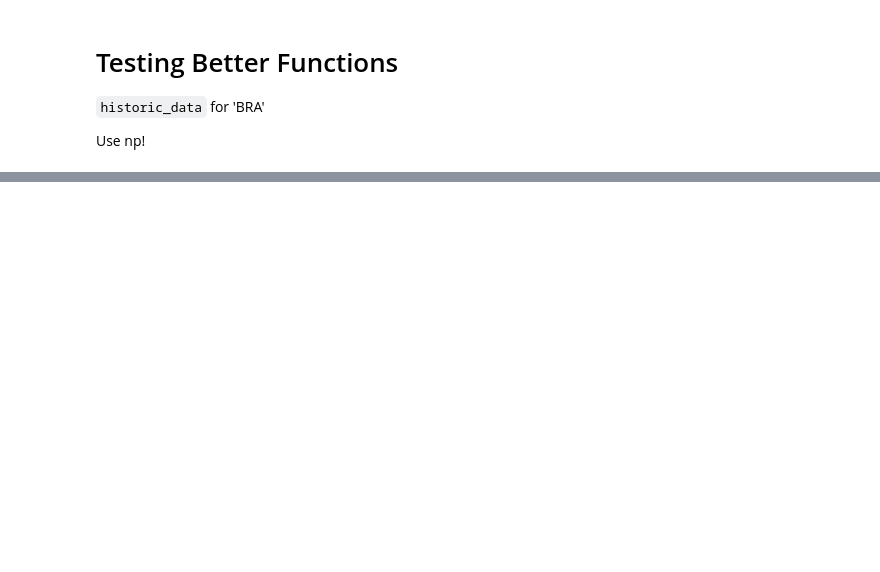
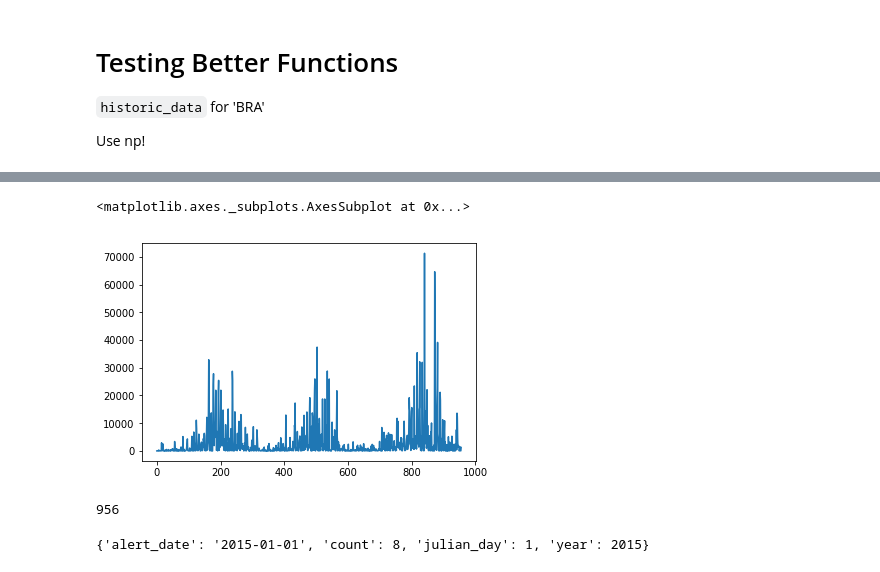
Before and after one commit to Vizzuality/gfw_nbks, a Jupyter notebook: Alerts_widgets_GLADS.ipynb, the cells around one changed output, grey strips where cells are left out. Saved outputs shown, nothing was run; the diff lists cells and outputs as text; code cells hidden in the pictures; blank space fills up the shorter version.

Commit message:
added outline for basic glads query

```diff
--- a/Alerts_widgets_GLADS.ipynb
+++ b/Alerts_widgets_GLADS.ipynb
@@ -936,0 +784,9 @@ r.json().get('data',None).get('id', None)
+# %%
+%%time
+iso = 'PER'
+adm1 = 1
+adm2 = 1
+url = f'https://production-api.globalforestwatch.org/glad-alerts/admin/{iso}?aggregate_values=true&aggregate_by=day'
+
+r = requests.get(url)
+r.url
@@ -936,0 +796,13 @@ r.json().get('data',None).get('id', None)
+# %%
+
+retuned_values = r.json().get('data',None).get('attributes', None).get('value', None)
+
+tmp_list = []
+for row in retuned_values:
+    tmp_list.append([row.get('year', None),
+                     row.get('month', None),
+                     row.get('week', None),
+                     row.get('count', None),
+                     row.get('julian_day', None)])
+df = pd.DataFrame(tmp_list, columns=['year','month','week','count','julian_day'])
+df.head()
@@ -936,0 +816,13 @@ r.json().get('data',None).get('id', None)
+# %%
+df.sort_values(['year','month', 'week','julian_day'])['count'].plot()
+# %% [output]
+<matplotlib.axes._subplots.AxesSubplot at 0x...>
+[figure, added]
+# %%
+len(df)
+# %% [output]
+956
+# %%
+retuned_values[0]
+# %% [output]
+{'alert_date': '2015-01-01', 'count': 8, 'julian_day': 1, 'year': 2015}
```
Also changed, not shown: parts of 39 cells of this notebook.
